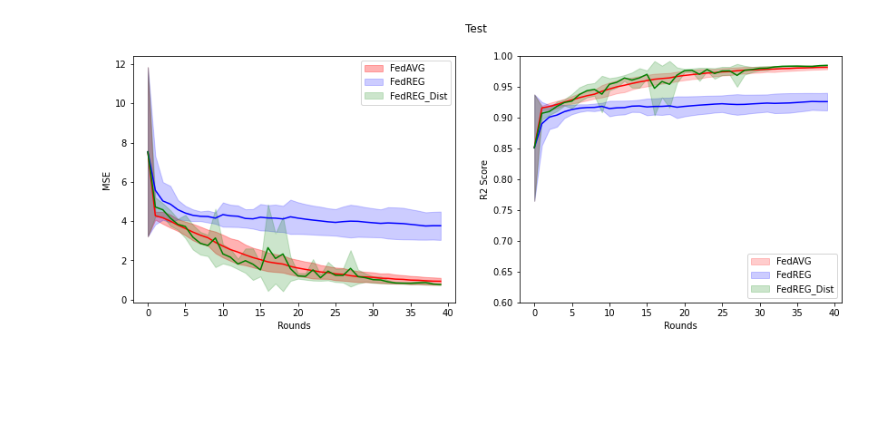
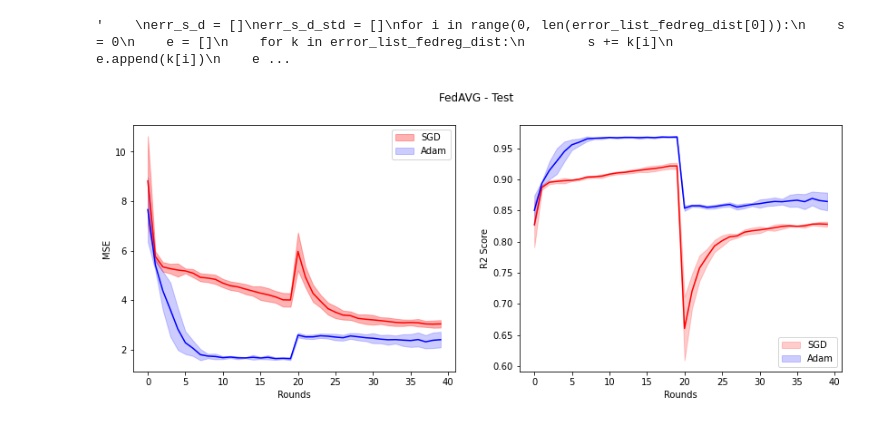
Before and after one commit to alexbergamasco96/NS_FederatedLearning, a Jupyter notebook: Testing.ipynb, the cells around one changed output. Cells and saved outputs as stored; diff of their text form; code cells hidden in the pictures; blank space fills up the shorter version.

```diff
--- a/Testing.ipynb
+++ b/Testing.ipynb
@@ -17,17 +16,17 @@ if __name__ == '__main__':
     score_list_fedavg = []
     error_list_fedreg = []
     score_list_fedreg = []
-    error_list_fedreg_dist = []
-    score_list_fedreg_dist = []
+    #error_list_fedreg_dist = []
+    #score_list_fedreg_dist = []
 
     with concurrent.futures.ProcessPoolExecutor(max_workers=mp.cpu_count(), mp_context=mp.get_context("spawn")) as executor:
-            for e_avg, s_avg, e_reg, s_reg, e_reg_d, s_reg_d in executor.map(comparison, SEEDS):
+            for e_avg, s_avg, e_reg, s_reg in executor.map(comparison, SEEDS):
                 error_list_fedavg.append(e_avg)
                 score_list_fedavg.append(s_avg)
                 error_list_fedreg.append(e_reg)
                 score_list_fedreg.append(s_reg)
-                error_list_fedreg_dist.append(e_reg_d)
-                score_list_fedreg_dist.append(s_reg_d)
+                #error_list_fedreg_dist.append(e_reg_d)
+                #score_list_fedreg_dist.append(s_reg_d)
 # %%
 err = []
 err_std = []
@@ -85,7 +84,7 @@ for i in range(0, len(score_list_fedreg[0])):
 
 
 
-
+'''
 err_s_d = []
 err_s_d_std = []
 for i in range(0, len(error_list_fedreg_dist[0])):
@@ -107,6 +106,10 @@ for i in range(0, len(score_list_fedreg_dist[0])):
         e.append(k[i])
     sc_s_d.append(s / len(score_list_fedreg_dist))
     sc_s_d_std.append(np.std(e))
+
+'''
+# %% [output]
+'    \nerr_s_d = []\nerr_s_d_std = []\nfor i in range(0, len(error_list_fedreg_dist[0])):\n    s = 0\n    e = []\n    for k in error_list_fedreg_dist:\n        s += k[i]\n        e.append(k[i])\n    e ...
 # %%
 import matplotlib.pyplot as plt
 from matplotlib.pyplot import figure
@@ -115,46 +118,49 @@ from matplotlib.ticker import MaxNLocator
 #plt.figure(figsize=(20,5))
 
 fig, (ax1, ax2) = plt.subplots(1, 2, figsize=(14,5))
-fig.suptitle("Test")
+fig.suptitle("FedAVG - Test")
 
 
 x = np.arange(len(error_list_fedavg[0]))
 
 ax1.xaxis.set_major_locator(MaxNLocator(integer=True))
 ax2.xaxis.set_major_locator(MaxNLocator(integer=True))
 
 
-ax1.fill_between(x, np.array(err)+np.array(err_std), np.array(err)-np.array(err_std), color='red', label='FedAVG', alpha=0.3)
-ax1.fill_between(x, np.array(err_s)+np.array(err_s_std), np.array(err_s)-np.array(err_s_std), color='blue', label='FedREG', alpha=0.2)
-ax1.fill_between(x, np.array(err_s_d)+np.array(err_s_d_std), np.array(err_s_d)-np.array(err_s_d_std), color='green', label='FedREG_Dist', alpha=0.2)
+ax1.fill_between(x, np.array(err)+np.array(err_std), np.array(err)-np.array(err_std), color='red', label='SGD', alpha=0.3)
+ax1.fill_between(x, np.array(err_s)+np.array(err_s_std), np.array(err_s)-np.array(err_s_std), color='blue', label='Adam', alpha=0.2)
+#ax1.fill_between(x, np.array(err_s_d)+np.array(err_s_d_std), np.array(err_s_d)-np.array(err_s_d_std), color='green', label='FedREG_Dist', alpha=0.2)
 ax1.plot(x, err, color='red')
 ax1.plot(x, err_s, color='blue')
-ax1.plot(x, err_s_d, color='green')
+#ax1.plot(x, err_s_d, color='green')
 
 ax1.legend(loc='upper right')
 
 ax1.set_xlabel("Rounds")
 ax1.set_ylabel("MSE")
 
 
 #ax1.set_ylim(ymin=0, ymax=5)
 
 
-ax2.fill_between(x, np.array(sc)+np.array(sc_std), np.array(sc)-np.array(sc_std), color='red', label='FedAVG', alpha=0.2)
-ax2.fill_between(x, np.array(sc_s)+np.array(sc_s_std), np.array(sc_s)-np.array(sc_s_std), color='blue', label='FedREG', alpha=0.2)
-ax2.fill_between(x, np.array(sc_s_d)+np.array(sc_s_d_std), np.array(sc_s_d)-np.array(sc_s_d_std), color='green', label='FedREG_Dist', alpha=0.2)
+ax2.fill_between(x, np.array(sc)+np.array(sc_std), np.array(sc)-np.array(sc_std), color='red', label='SGD', alpha=0.2)
+ax2.fill_between(x, np.array(sc_s)+np.array(sc_s_std), np.array(sc_s)-np.array(sc_s_std), color='blue', label='Adam', alpha=0.2)
+#ax2.fill_between(x, np.array(sc_s_d)+np.array(sc_s_d_std), np.array(sc_s_d)-np.array(sc_s_d_std), color='green', label='FedREG_Dist', alpha=0.2)
 ax2.plot(x, sc, color='red')
 ax2.plot(x, sc_s, color='blue')
-ax2.plot(x, sc_s_d, color='green')
+#ax2.plot(x, sc_s_d, color='green')
+
 ax2.legend(loc='lower right')
 
 ax2.set_xlabel("Rounds")
 ax2.set_ylabel("R2 Score")
-ax2.set_ylim(ymin=0.6, ymax=1)
+#ax2.set_ylim(ymin=0.6, ymax=1)
 
 
 
 
 plt.draw()
+
+plt.savefig('AdamTests/Test6.svg')
 # %% [output]
-[figure, old version]
+[figure, new version]
```
Also changed, not shown: parts of 1 cell of this notebook, 8 other files.
